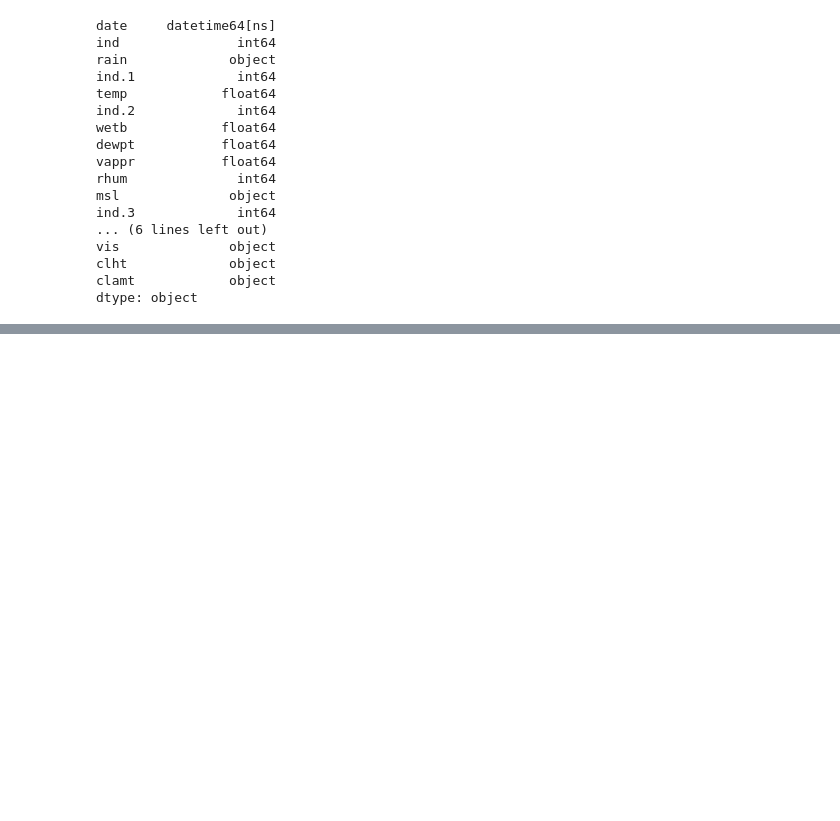
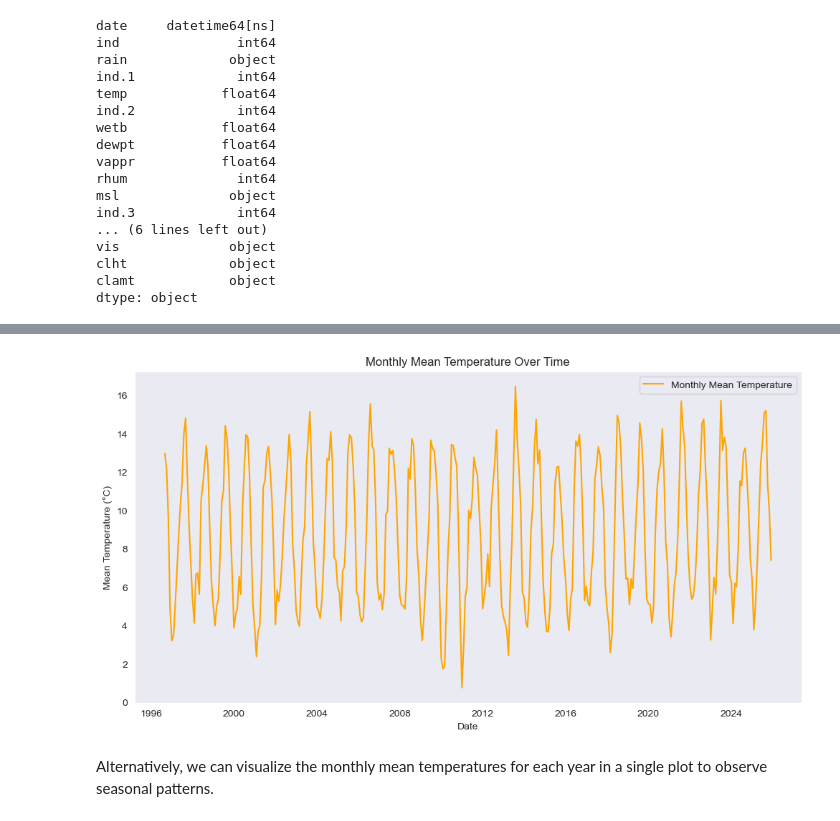
Before and after one commit to AnnaLozenko/PFDA_assignments, a Jupyter notebook: assignment_6_Weather.ipynb, the cells around one changed output, grey strips where cells are left out. Cells and saved outputs as stored; diff of their text form; code cells hidden in the pictures; blank space fills up the shorter version.

Commit message:
assignment 6 monthly and daily mean

```diff
--- a/assignment_6_Weather.ipynb
+++ b/assignment_6_Weather.ipynb
@@ -122,4 +144,0 @@ plt.show()
-# %%
-df.index = pd.to_datetime(df.index)
-monthly_mean = df.groupby(df.index.month)['temp'].mean()
-monthly_mean
@@ -163,0 +161,4 @@ plt.show()
+# %%
+#resample the data to monthly frequency and calculate the mean temperature for each month
+monthly_mean = df["temp"].resample("ME").mean()
+print(monthly_mean.head())
@@ -163,0 +173,14 @@ plt.show()
+# %%
+#plot the monthly average temperatures (01/08/1996 - 31/07/2025)
+plt.figure(figsize=(12,6))
+plt.plot(monthly_mean.index, monthly_mean, color='orange', label='Monthly Mean Temperature')
+plt.title('Monthly Mean Temperature Over Time')
+plt.xlabel('Date')
+plt.ylabel('Mean Temperature (°C)')
+plt.legend()
+plt.grid()
+plt.show()
+# %% [output]
+[figure, added]
+# %% [markdown]
+Alternatively, we can visualize the monthly mean temperatures for each year in a single plot to observe seasonal patterns.
```
Also changed, not shown: parts of 22 cells of this notebook.
